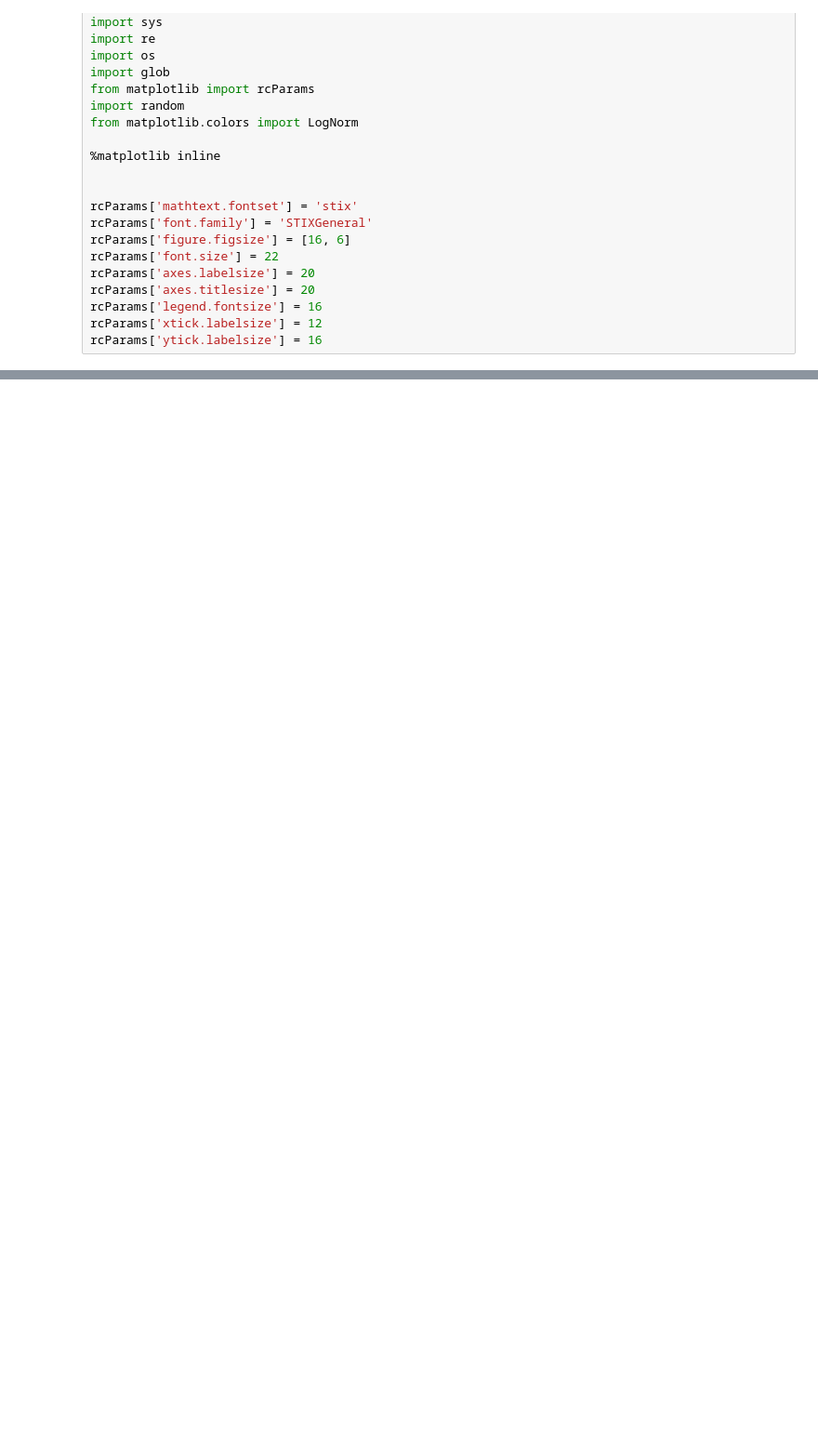
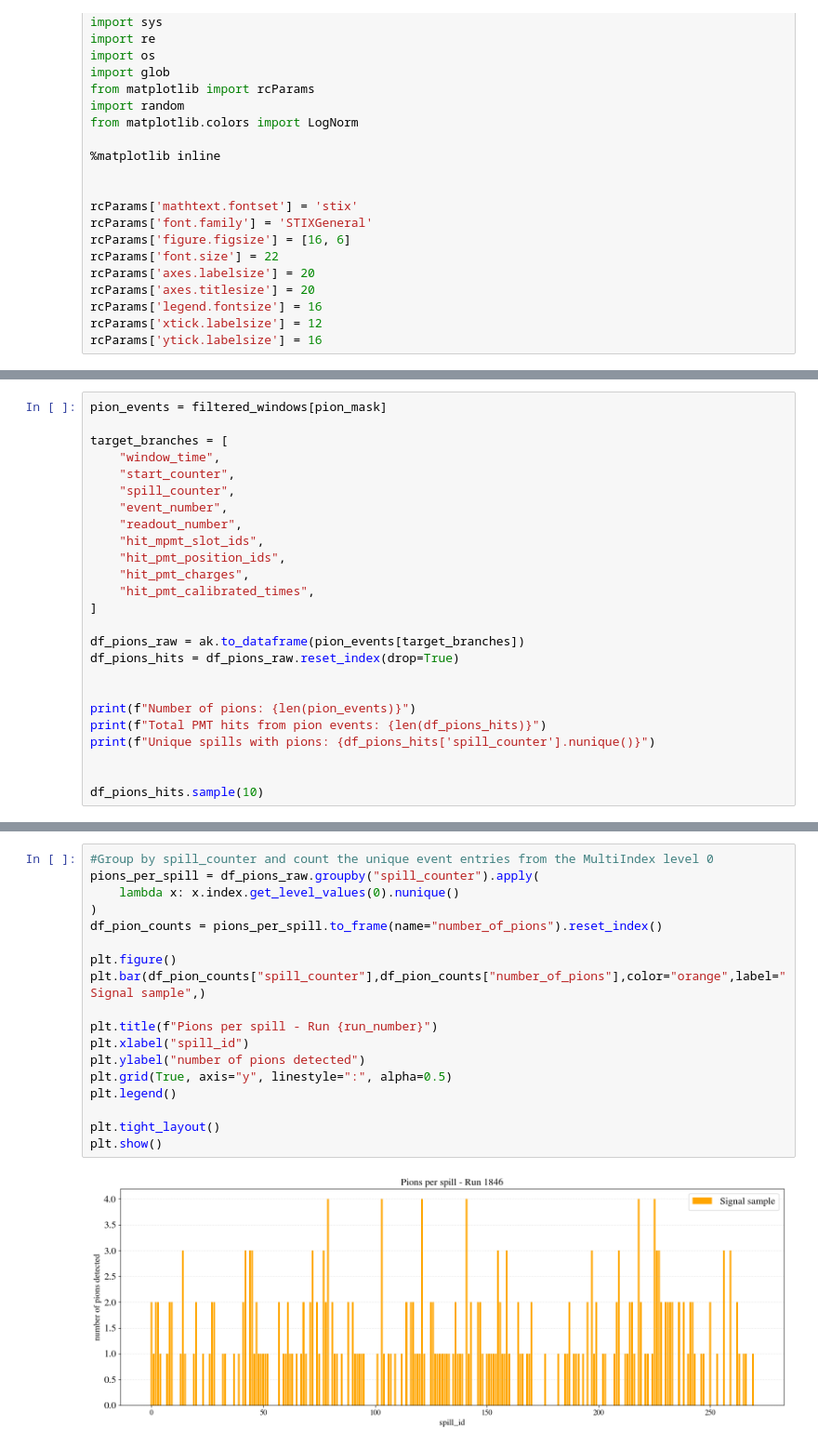
Before and after one commit to elenaramos44/9Li_analysis, a Jupyter notebook: notebooks/PID.ipynb, the cells around one changed output, grey strips where cells are left out. Shown at 93% size. Cells and saved outputs as stored; diff of their text form; blank space fills up the shorter version.

```diff
--- a/notebooks/PID.ipynb
+++ b/notebooks/PID.ipynb
@@ -223,0 +240,25 @@ print(n_pions)
+# %%
+pion_events = filtered_windows[pion_mask]
+
+target_branches = [
+    "window_time",
+    "start_counter",
+    "spill_counter",
+    "event_number",
+    "readout_number",
+    "hit_mpmt_slot_ids",
+    "hit_pmt_position_ids",
+    "hit_pmt_charges",
+    "hit_pmt_calibrated_times",
+]
+
+df_pions_raw = ak.to_dataframe(pion_events[target_branches])
+df_pions_hits = df_pions_raw.reset_index(drop=True)
+
+
+print(f"Number of pions: {len(pion_events)}")
+print(f"Total PMT hits from pion events: {len(df_pions_hits)}")
+print(f"Unique spills with pions: {df_pions_hits['spill_counter'].nunique()}")
+
+
+df_pions_hits.sample(10)
@@ -223,0 +280,20 @@ print(n_pions)
+# %%
+#Group by spill_counter and count the unique event entries from the MultiIndex level 0
+pions_per_spill = df_pions_raw.groupby("spill_counter").apply(
+    lambda x: x.index.get_level_values(0).nunique()
+)
+df_pion_counts = pions_per_spill.to_frame(name="number_of_pions").reset_index()
+
+plt.figure()
+plt.bar(df_pion_counts["spill_counter"],df_pion_counts["number_of_pions"],color="orange",label="Signal sample",)
+
+plt.title(f"Pions per spill - Run {run_number}")
+plt.xlabel("spill_id")
+plt.ylabel("number of pions detected")
+plt.grid(True, axis="y", linestyle=":", alpha=0.5)
+plt.legend()
+
+plt.tight_layout()
+plt.show()
+# %% [output]
+[figure, added]
```
Also changed, not shown: parts of 16 cells of this notebook, 2 other files.
